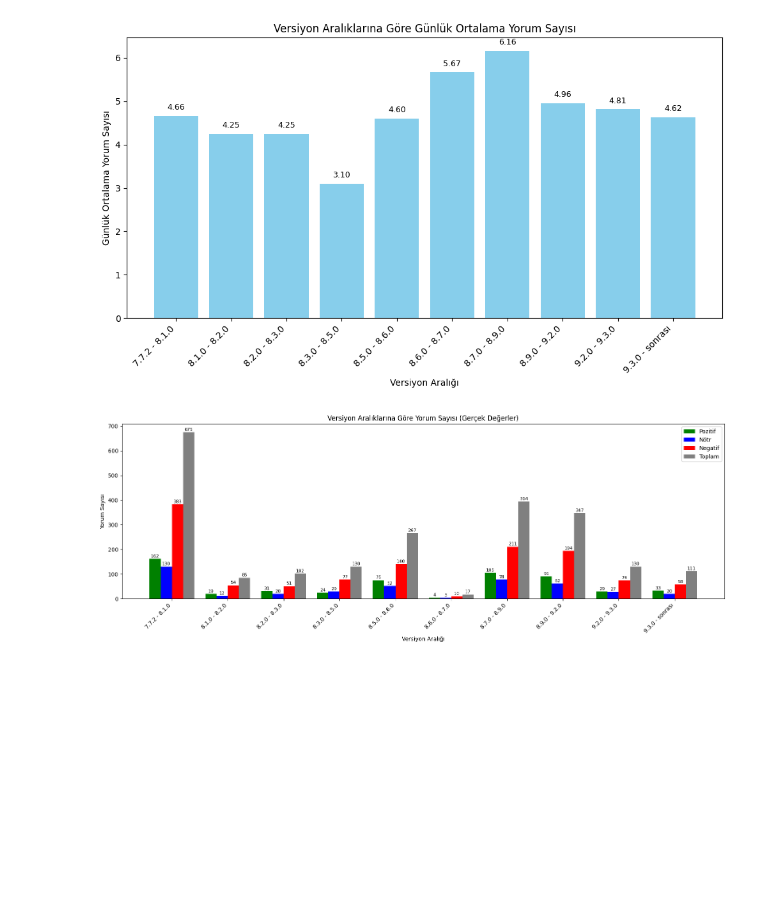
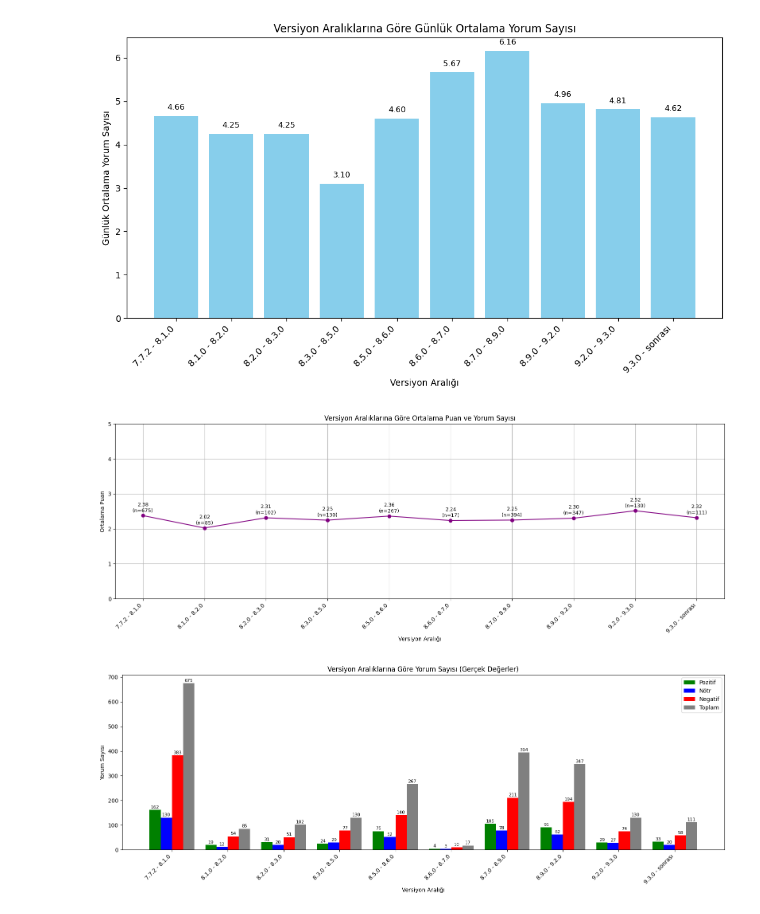
Before and after one commit to enisba/paycell-review-analysis, a Jupyter notebook: Notebooks/04_visualization.ipynb, the cells around one changed output. Drawn from its saved outputs; the diff is of its cells as text; code cells hidden in the pictures; blank space fills up the shorter version.

```diff
--- a/Notebooks/04_visualization.ipynb
+++ b/Notebooks/04_visualization.ipynb
@@ -415,6 +415,33 @@ plt.tight_layout()
 plt.show()
 # %% [output]
 [figure]
+# %%
+agg_df = df.groupby("update_range").agg(
+    yorum_sayısı=("Puan", "count"),
+    ortalama_score=("Puan", "mean")
+).sort_index()
+
+labels = agg_df.index.tolist()
+x = np.arange(len(labels))
+y = agg_df["ortalama_score"].values
+counts = agg_df["yorum_sayısı"].values
+
+plt.figure(figsize=(16,6))
+plt.plot(x, y, marker='o', label="Ortalama Puan", color='purple')
+
+for i, (score, count) in enumerate(zip(y, counts)):
+    plt.text(i, score + 0.1, f"{score:.2f}\n(n={count})", ha='center', fontsize=9)
+
+plt.xticks(x, labels, rotation=45, ha='right')
+plt.ylim(0, 5)
+plt.ylabel("Ortalama Puan")
+plt.xlabel("Versiyon Aralığı")
+plt.title("Versiyon Aralıklarına Göre Ortalama Puan ve Yorum Sayısı")
+plt.grid(True)
+plt.tight_layout()
+plt.show()
+# %% [output]
+[figure, added]
 # %%
 count_total    = df['update_range'].value_counts().sort_index()
 count_positive = df[df['normalized_pred_label'] == 'positive']['update_range'].value_counts().sort_index()
```
Also changed, not shown: parts of 3 cells of this notebook, 2 other files.
